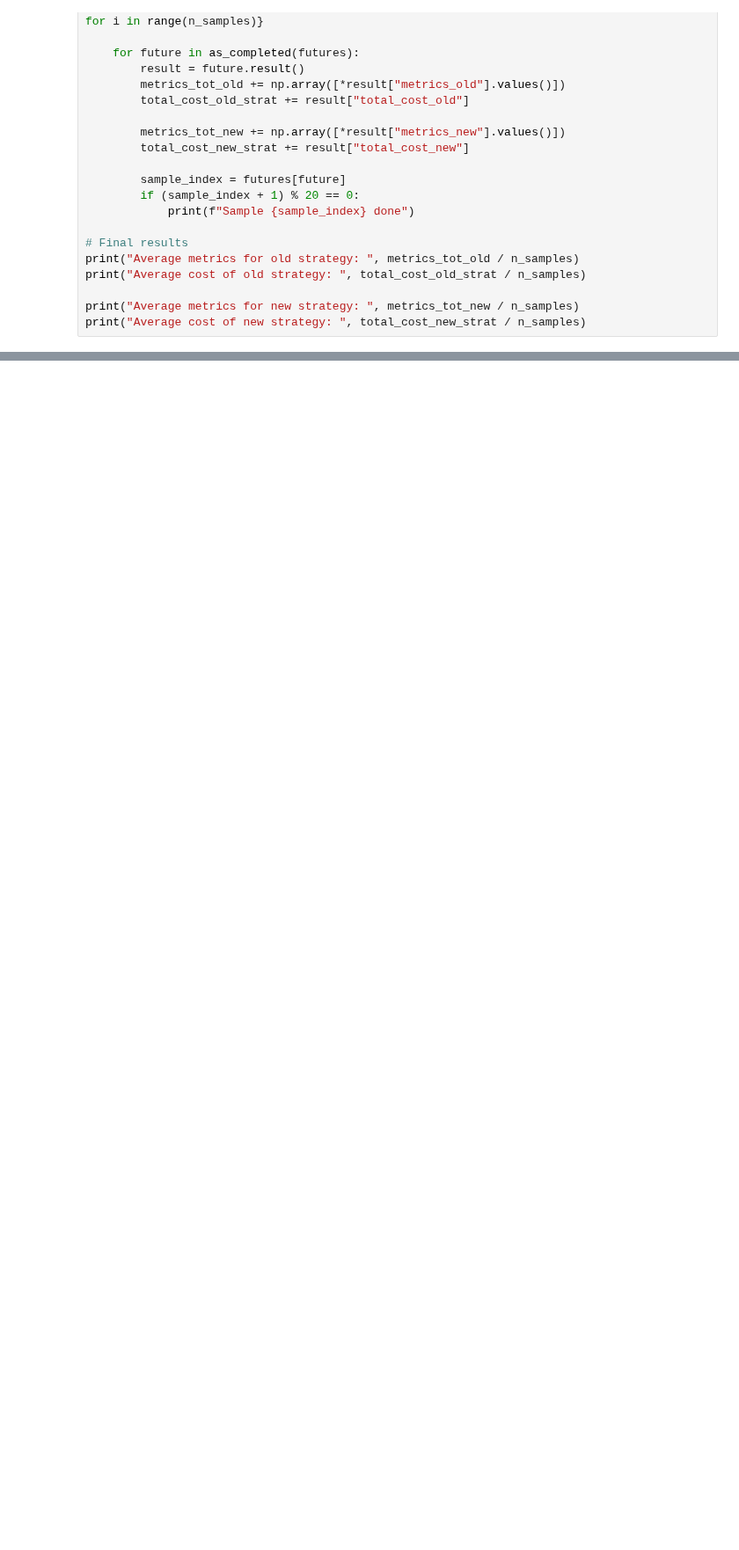
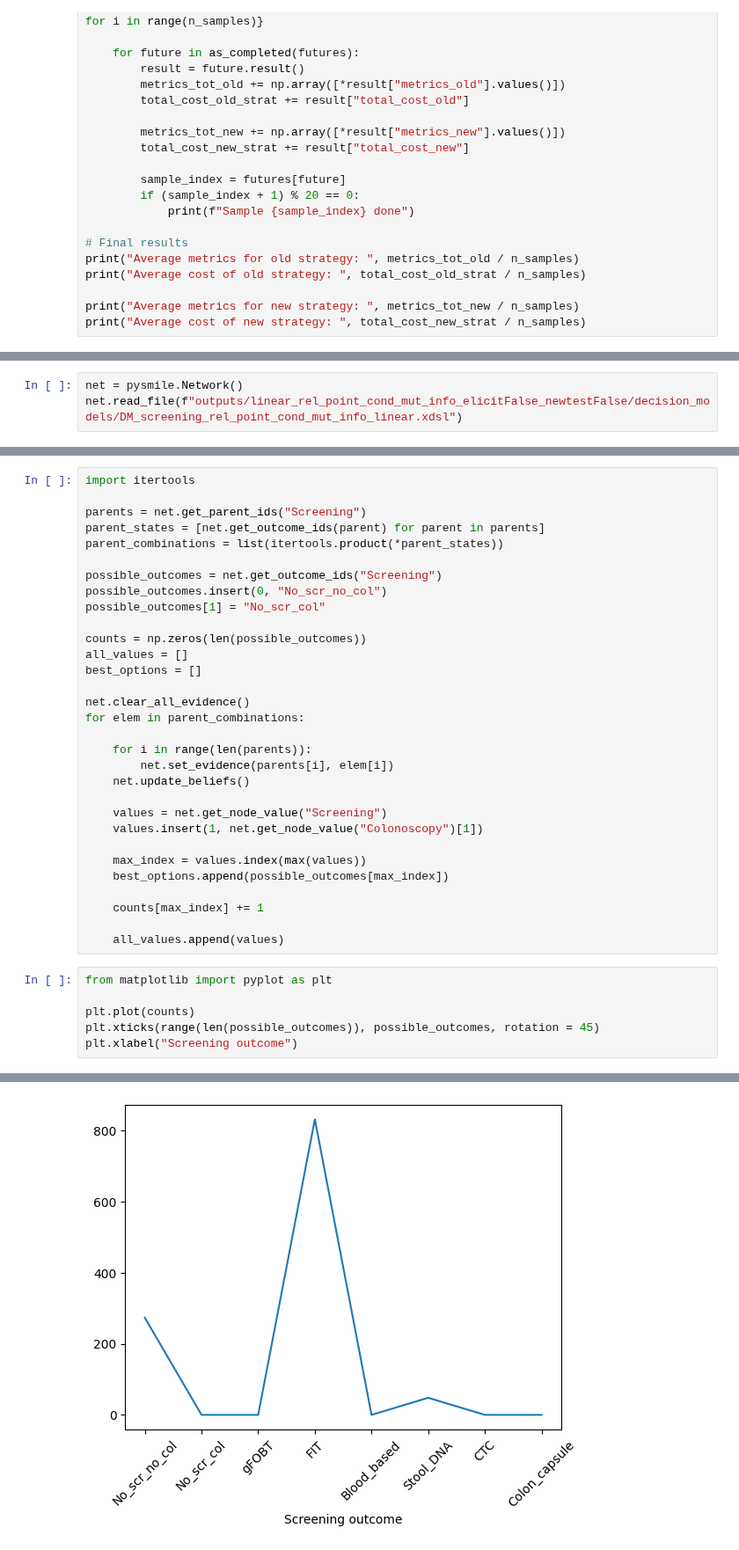
Before and after one commit to DanielCorralesAlonso/Decision_Model_Screening_CRC, a Jupyter notebook: use_cases.ipynb, the cells around one changed output, grey strips where cells are left out. Shown at 88% size. Saved outputs shown, nothing was run; the diff lists cells and outputs as text; blank space fills up the shorter version.

```diff
--- a/use_cases.ipynb
+++ b/use_cases.ipynb
@@ -586,0 +591,3 @@ print("Average cost of new strategy: ", total_cost_new_strat / n_samples)
+# %%
+net = pysmile.Network()
+net.read_file(f"outputs/linear_rel_point_cond_mut_info_elicitFalse_newtestFalse/decision_models/DM_screening_rel_point_cond_mut_info_linear.xdsl")
@@ -586,0 +598,38 @@ print("Average cost of new strategy: ", total_cost_new_strat / n_samples)
+# %%
+import itertools
+
+parents = net.get_parent_ids("Screening")
+parent_states = [net.get_outcome_ids(parent) for parent in parents]
+parent_combinations = list(itertools.product(*parent_states))
+
+possible_outcomes = net.get_outcome_ids("Screening")
+possible_outcomes.insert(0, "No_scr_no_col")
+possible_outcomes[1] = "No_scr_col"
+
+counts = np.zeros(len(possible_outcomes))
+all_values = []
+best_options = []
+
+net.clear_all_evidence()
+for elem in parent_combinations:
+
+    for i in range(len(parents)):
+        net.set_evidence(parents[i], elem[i])
+    net.update_beliefs()
+
+    values = net.get_node_value("Screening")
+    values.insert(1, net.get_node_value("Colonoscopy")[1])
+
+    max_index = values.index(max(values))
+    best_options.append(possible_outcomes[max_index])
+
+    counts[max_index] += 1
+
+    all_values.append(values)
+# %%
+from matplotlib import pyplot as plt
+
+plt.plot(counts)
+plt.xticks(range(len(possible_outcomes)), possible_outcomes, rotation = 45)
+plt.xlabel("Screening outcome")
+# %% [output]
@@ -586,0 +637 @@ print("Average cost of new strategy: ", total_cost_new_strat / n_samples)
+[figure, added]
```
Also changed, not shown: parts of 18 cells of this notebook, 16 other files.
